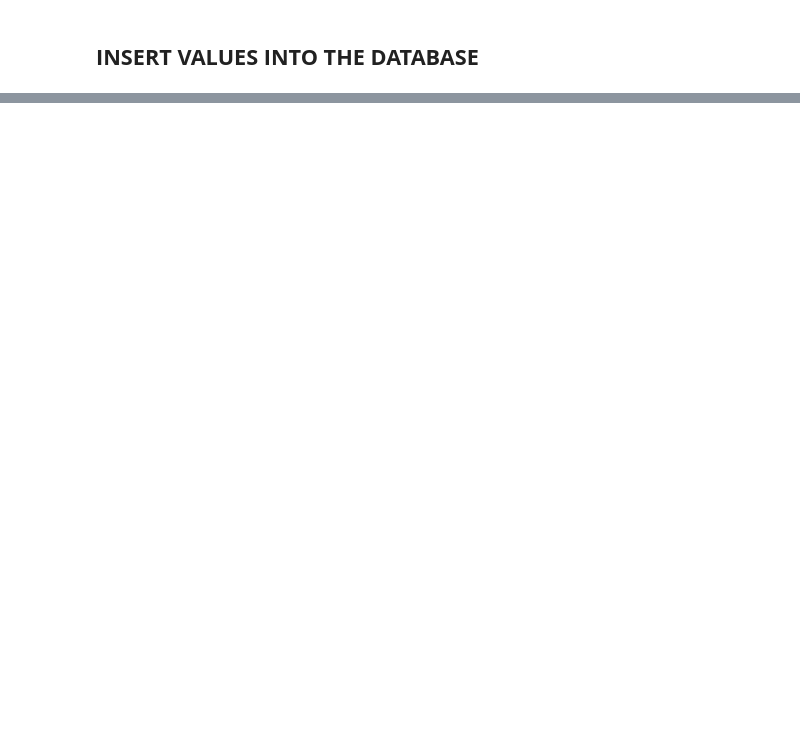
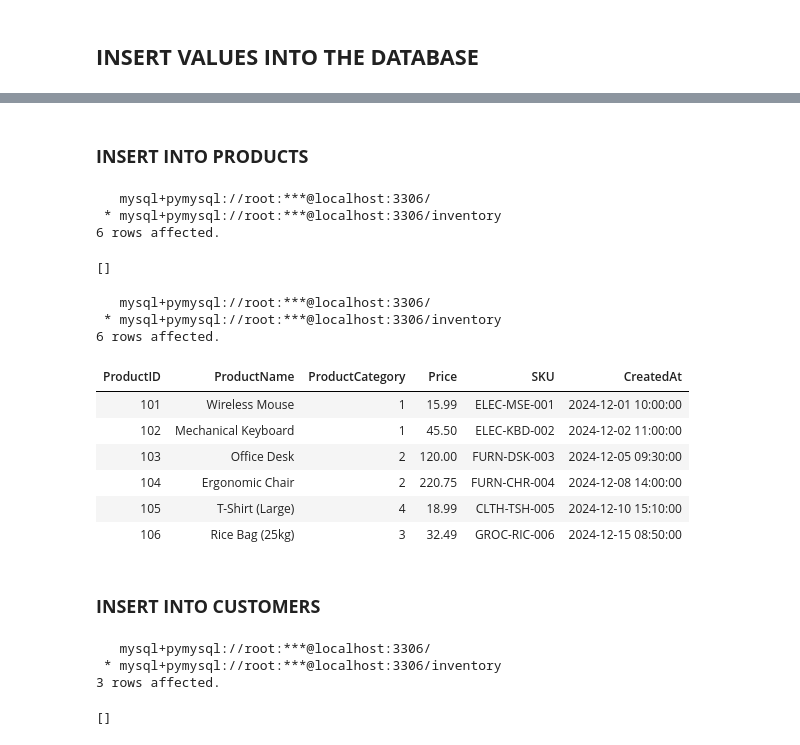
Before and after one commit to PercyAyimbilaNsolemna/Inventory_And_Order_Management_System, a Jupyter notebook: Notebooks/inventoryManagementSystem.ipynb, the cells around one changed output, grey strips where cells are left out. Saved outputs shown, nothing was run; the diff lists cells and outputs as text; code cells hidden in the pictures; blank space fills up the shorter version.

```diff
--- a/Notebooks/inventoryManagementSystem.ipynb
+++ b/Notebooks/inventoryManagementSystem.ipynb
@@ -225,0 +261,49 @@ inventoryAlertsTablecontent = read_sql_file(inventoryAlertsTablePath)
+# %% [markdown]
+### **INSERT INTO PRODUCTS**
+# %%
+#Creates the path to the customers sql script
+productsDataPath = project_root / "DML" / "Insert_Data" / "insertIntoProducts.sql"
+
+#Reads the sql script
+productscontent = read_sql_file(productsDataPath)
+
+#Creates the orders table
+%sql $productscontent;
+# %% [output]
+   mysql+pymysql://root:***@localhost:3306/
+ * mysql+pymysql://root:***@localhost:3306/inventory
+6 rows affected.
+[]
+# %%
+%%sql
+
+#Outputs all the data in the Products table
+
+SELECT * FROM `products`
+# %% [output]
+   mysql+pymysql://root:***@localhost:3306/
+ * mysql+pymysql://root:***@localhost:3306/inventory
+6 rows affected.
+| ProductID | ProductName | ProductCategory | Price | SKU | CreatedAt |
+| 101 | Wireless Mouse | 1 | 15.99 | ELEC-MSE-001 | 2024-12-01 10:00:00 |
+| 102 | Mechanical Keyboard | 1 | 45.50 | ELEC-KBD-002 | 2024-12-02 11:00:00 |
+| 103 | Office Desk | 2 | 120.00 | FURN-DSK-003 | 2024-12-05 09:30:00 |
+| 104 | Ergonomic Chair | 2 | 220.75 | FURN-CHR-004 | 2024-12-08 14:00:00 |
+| 105 | T-Shirt (Large) | 4 | 18.99 | CLTH-TSH-005 | 2024-12-10 15:10:00 |
+| 106 | Rice Bag (25kg) | 3 | 32.49 | GROC-RIC-006 | 2024-12-15 08:50:00 |
+# %% [markdown]
+### **INSERT INTO CUSTOMERS**
+# %%
+#Creates the path to the customers sql script
+customersDataPath = project_root / "DML" / "Insert_Data" / "insertIntoCustomers.sql"
+
+#Reads the sql script
+customersContent = read_sql_file(customersDataPath)
+
+#Creates the orders table
+%sql $customersContent;
+# %% [output]
+   mysql+pymysql://root:***@localhost:3306/
+ * mysql+pymysql://root:***@localhost:3306/inventory
+3 rows affected.
+[]
```
Also changed, not shown: parts of 19 cells of this notebook, 3 other files.
